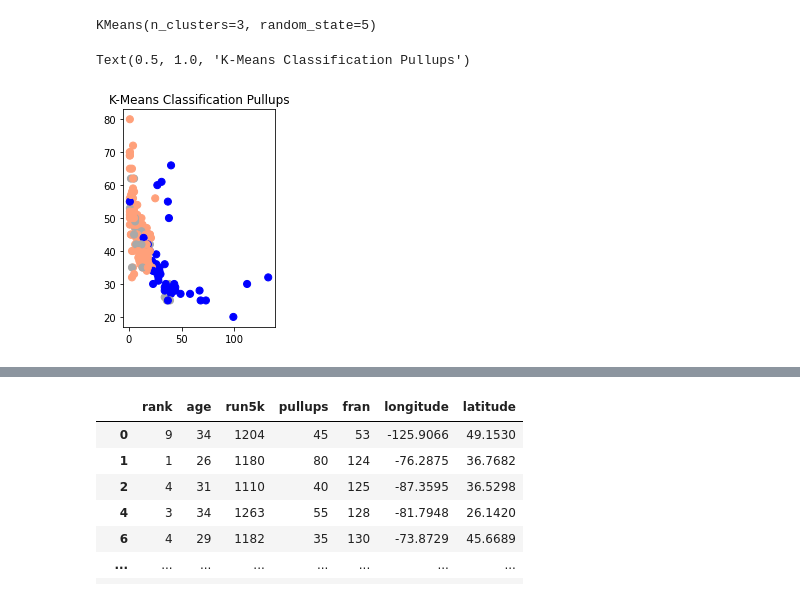
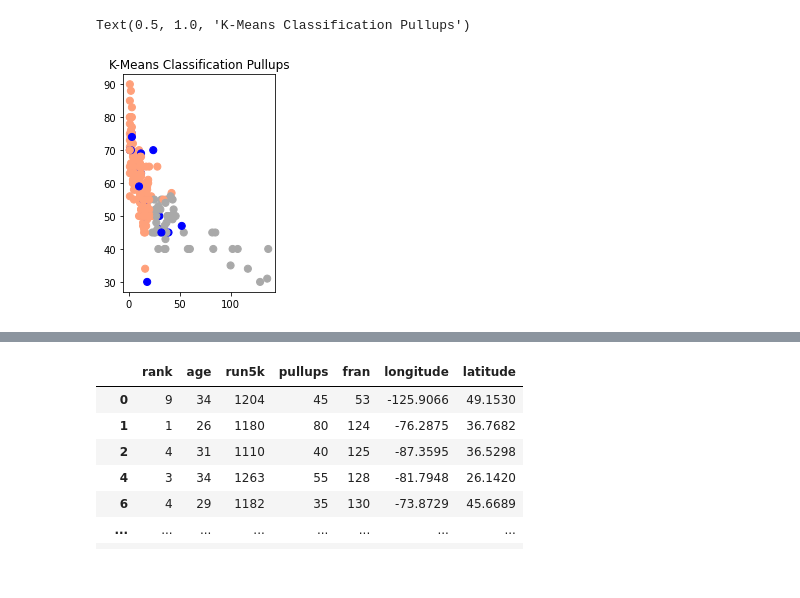
Before and after one commit to allisontao/crossfit-games-analysis, a Jupyter notebook: clustering.ipynb, the cells around one changed output, grey strips where cells are left out. Drawn from its saved outputs; the diff is of its cells as text; code cells hidden in the pictures.

```diff
--- a/clustering.ipynb
+++ b/clustering.ipynb
@@ -34,6 +13,16 @@ women
+# %%
+# Reading csv files
+women = pd.read_csv('athletes-women.csv')
+men = pd.read_csv('athletes-men.csv')
+
+# CSV with only US athletes
+men_us = pd.read_csv('us_men.csv')
 # %%
-from sklearn.preprocessing import scale
-df = women[['rank', 'age', 'run5k', 'pullups', 'fran', 'longitude', 'latitude']]
-X = scale(df)
+df_women = women[['rank', 'age', 'run5k', 'pullups', 'fran', 'longitude', 'latitude']]
+X_w = scale(df_women)
 X[0:10,]
+
+df_men = men[['rank', 'age', 'run5k', 'pullups', 'fran', 'longitude', 'latitude']]
+X_m = scale(df_men)
+M[0:10,]
 # %% [output]
@@ -82,6 +144,4 @@ Text(0.5, 1.0, 'K-Means Classification Location')
 # %%
-clustering = KMeans(n_clusters=3,random_state=5)
-clustering.fit(X)
+# clustering = KMeans(n_clusters=3,random_state=5)
+# clustering.fit(X_m)
-# %% [output]
-KMeans(n_clusters=3, random_state=5)
 # %%
@@ -89,9 +149,14 @@ df.columns = ['rank', 'age', 'run5k', 'pullups', 'fran', 'longitude', 'latitude'
+# %%
+# All men clustering setups
+clustering = KMeans(n_clusters=3,random_state=5)
+clustering.fit(X_m)
+df.columns = ['rank', 'age', 'run5k', 'pullups', 'fran', 'longitude', 'latitude']
 # %%
 color_theme = np.array(['darkgray','lightsalmon', 'blue'])
 
 plt.subplot(1,2,2)
-plt.scatter(x=df['rank'],y=df['pullups'],c=color_theme[clustering.labels_],s=50)
+plt.scatter(x=df_men['rank'],y=df_men['pullups'],c=color_theme[clustering.labels_],s=50)
 plt.title('K-Means Classification Pullups')
 # %% [output]
 Text(0.5, 1.0, 'K-Means Classification Pullups')
-[figure, old version]
+[figure, new version]
```
Also changed, not shown: parts of 13 cells of this notebook, 2 other files.
